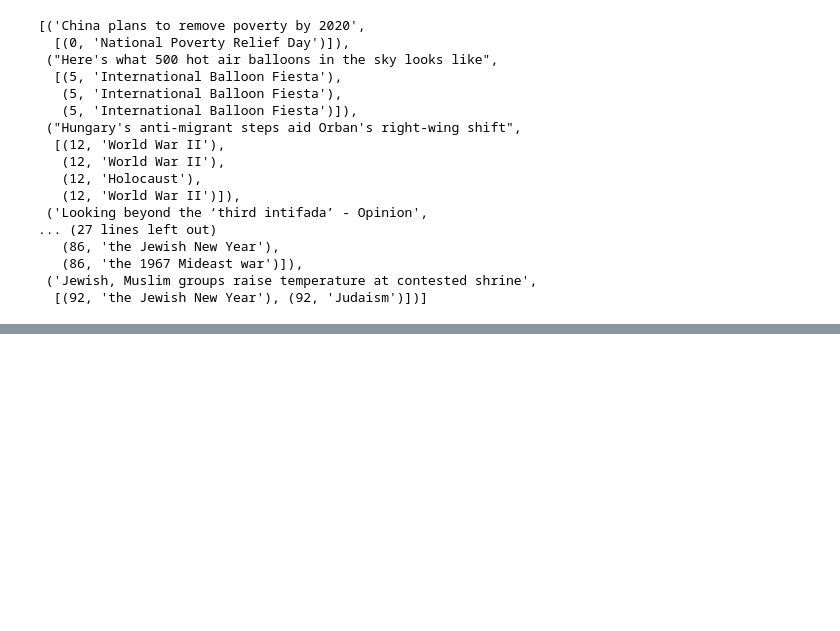
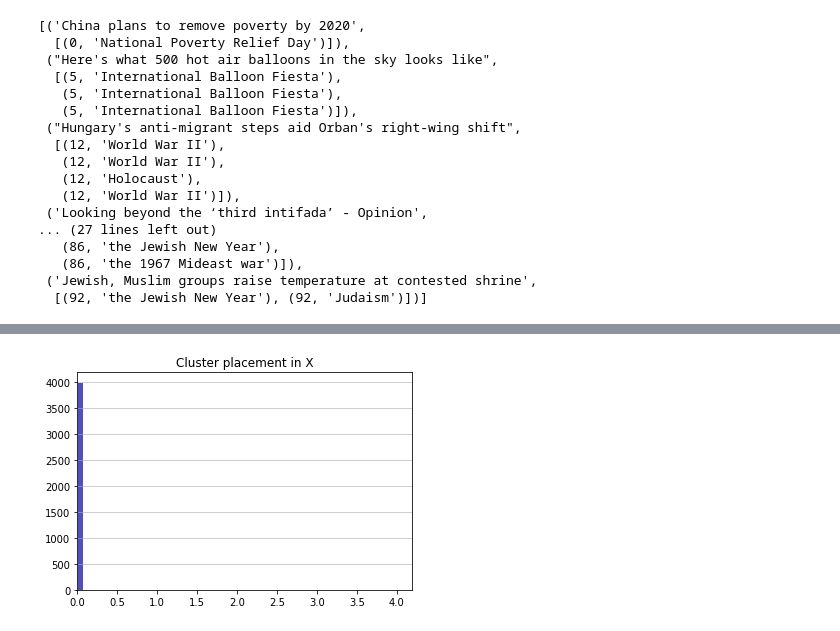
Before and after one commit to ecsplendid/news-event-feed, a Jupyter notebook: NLP/BBC Tim NLP.ipynb, the cells around one changed output, grey strips where cells are left out. Saved outputs shown, nothing was run; the diff lists cells and outputs as text; code cells hidden in the pictures; blank space fills up the shorter version.

```diff
--- a/NLP/BBC Tim NLP.ipynb
+++ b/NLP/BBC Tim NLP.ipynb
@@ -289,0 +328,16 @@ Wall time: 13.3 s
+# %%
+C = model.fit_predict(X)
+# %%
+import matplotlib.pyplot as plt
+
+n, bins, patches = plt.hist(x=C, bins=50, color='#0504aa',
+                            alpha=0.7, rwidth=0.85)
+plt.grid(axis='y', alpha=0.75)
+plt.xlabel('')
+plt.ylabel('')
+#plt.ylim(top=4000)
+plt.xlim(left=0)
+plt.title('Cluster placement in X')
+maxfreq = n.max()
+# %% [output]
+[figure, added]
```
Also changed, not shown: parts of 7 cells of this notebook, 1 other file.
